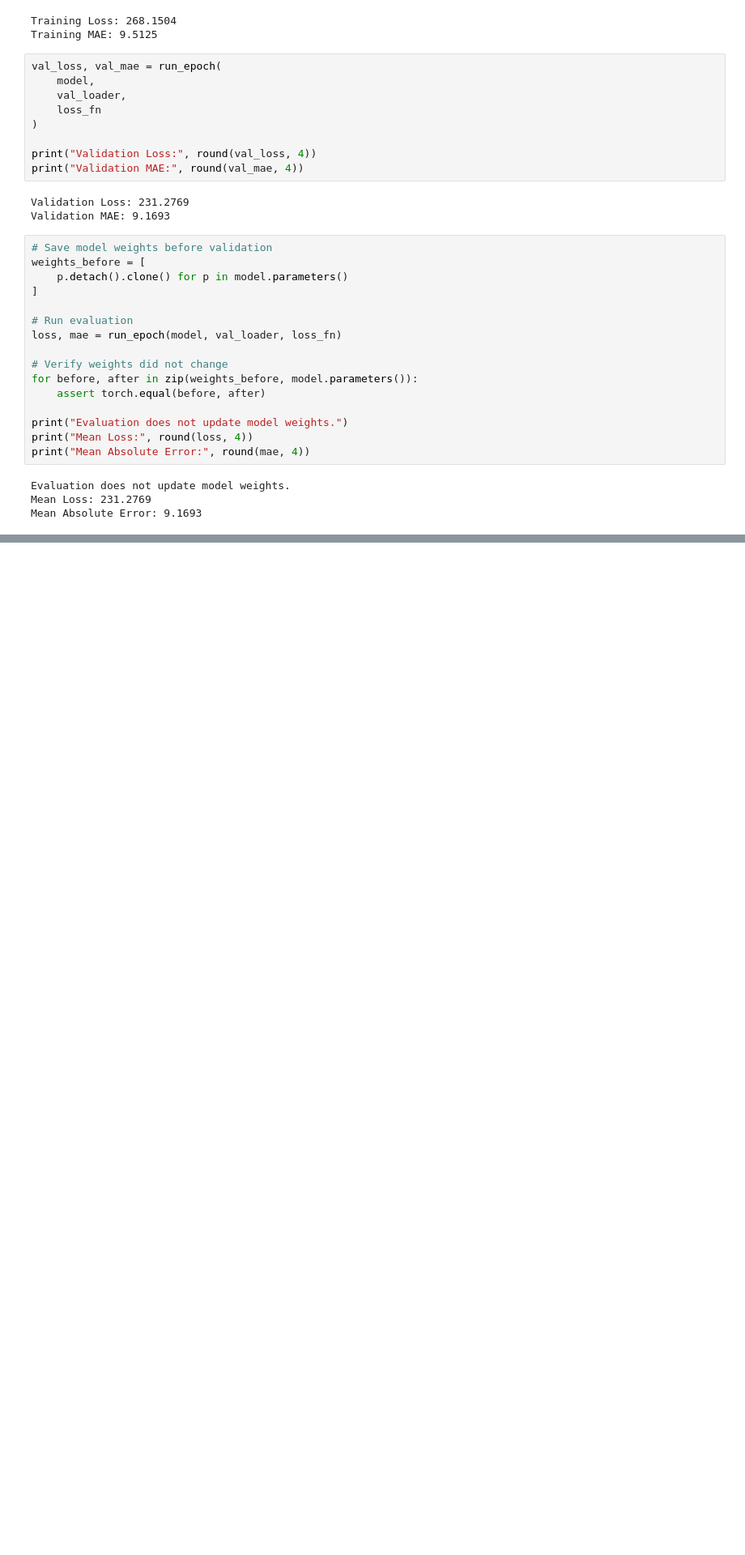
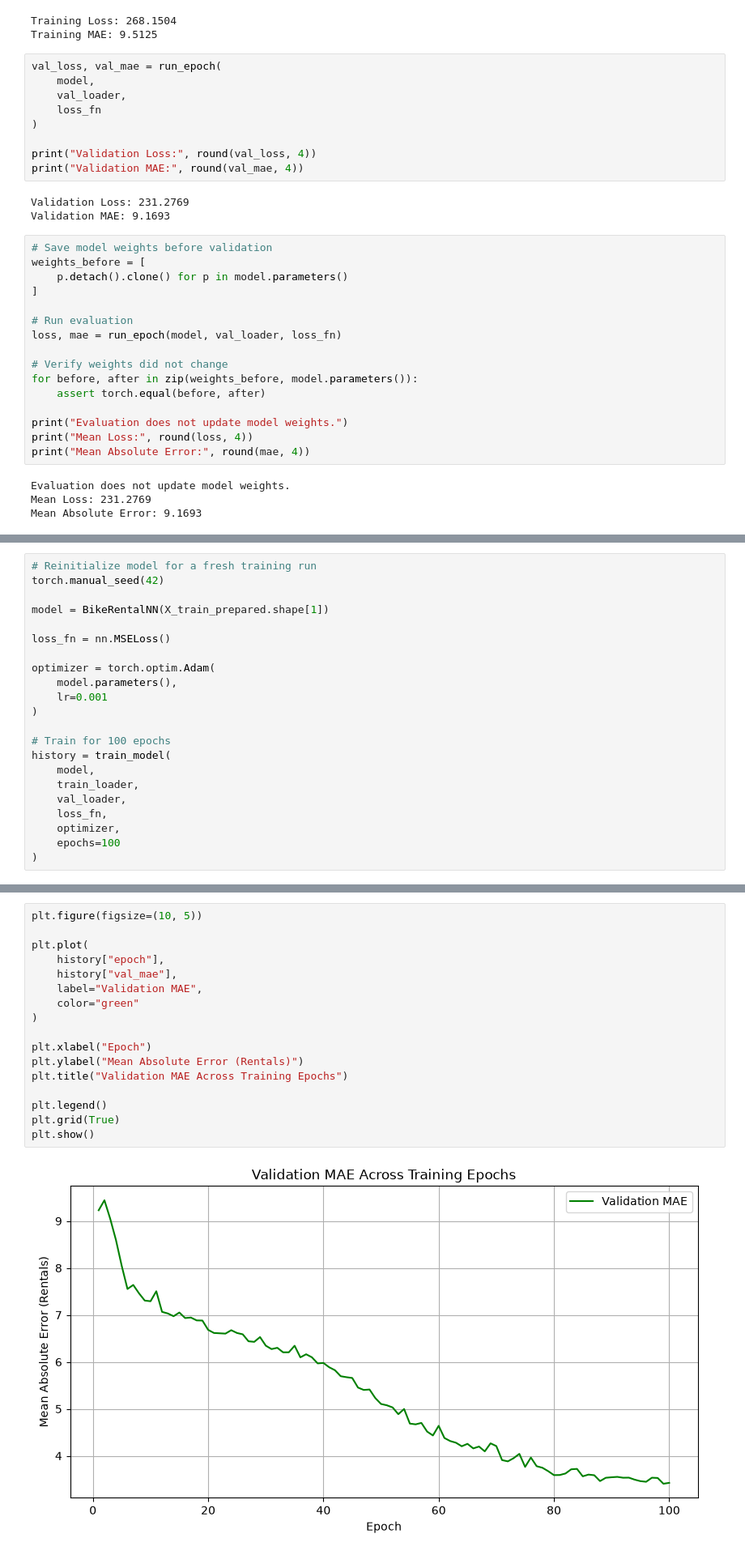
Before and after one commit to Arte8/lab7LBS, a Jupyter notebook: analysis.ipynb, the cells around one changed output, grey strips where cells are left out. Shown at 81% size. Drawn from its saved outputs; the diff is of its cells as text; blank space fills up the shorter version.

```diff
--- a/analysis.ipynb
+++ b/analysis.ipynb
@@ -401,0 +455,22 @@ Mean Absolute Error: 9.1693
+# %%
+# Reinitialize model for a fresh training run
+torch.manual_seed(42)
+
+model = BikeRentalNN(X_train_prepared.shape[1])
+
+loss_fn = nn.MSELoss()
+
+optimizer = torch.optim.Adam(
+    model.parameters(),
+    lr=0.001
+)
+
+# Train for 100 epochs
+history = train_model(
+    model,
+    train_loader,
+    val_loader,
+    loss_fn,
+    optimizer,
+    epochs=100
+)
@@ -401,0 +542,19 @@ Mean Absolute Error: 9.1693
+# %%
+plt.figure(figsize=(10, 5))
+
+plt.plot(
+    history["epoch"],
+    history["val_mae"],
+    label="Validation MAE",
+    color="green"
+)
+
+plt.xlabel("Epoch")
+plt.ylabel("Mean Absolute Error (Rentals)")
+plt.title("Validation MAE Across Training Epochs")
+
+plt.legend()
+plt.grid(True)
+plt.show()
+# %% [output]
+[figure, added]
```
Also changed, not shown: parts of 5 cells of this notebook, 1 other file.
